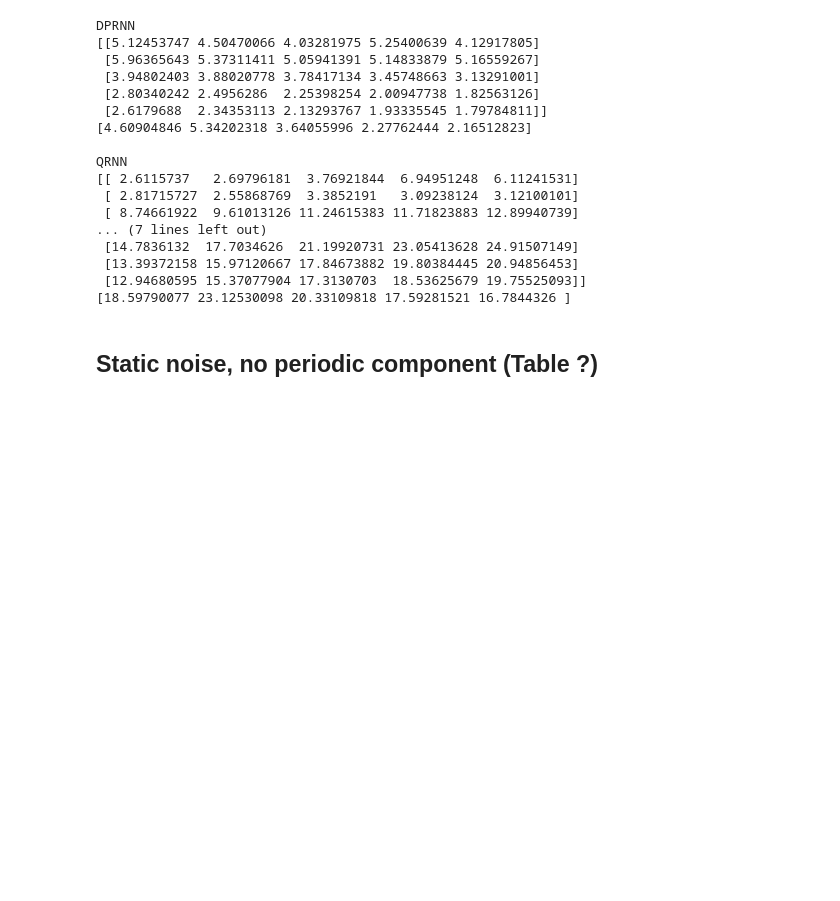
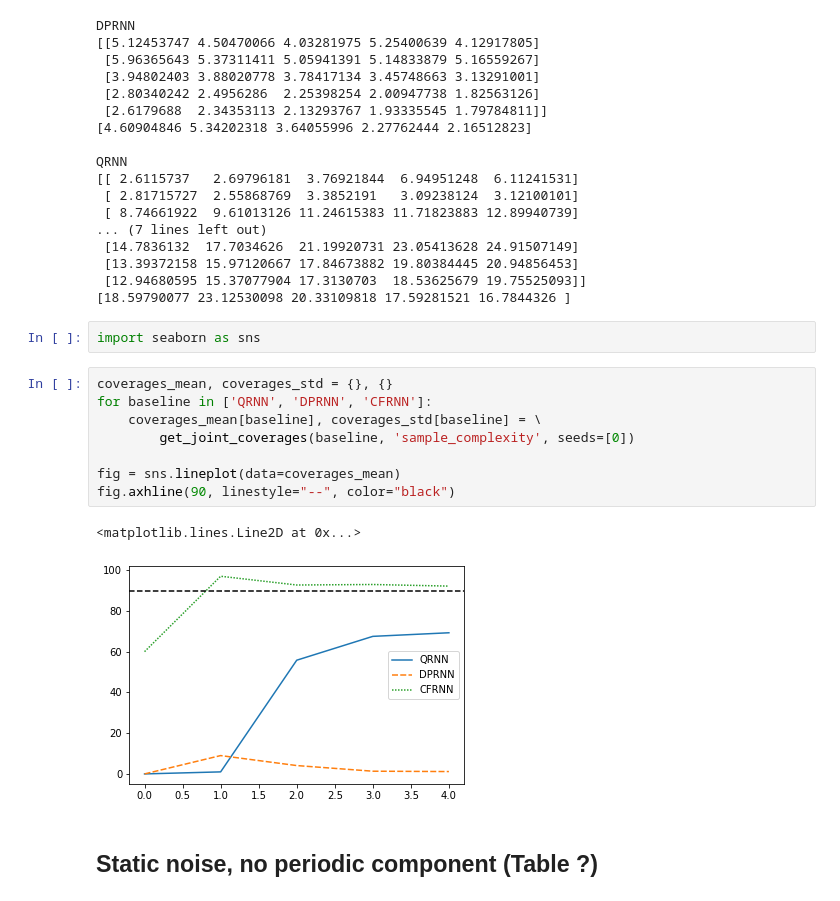
Before and after one commit to kamilest/conformal-rnn, a Jupyter notebook: synthetic.ipynb, the cells around one changed output. Cells and saved outputs as stored; diff of their text form; blank space fills up the shorter version.

Commit message:
Sample complexity experiment plotting function.

```diff
--- a/synthetic.ipynb
+++ b/synthetic.ipynb
@@ -198,6 +198,19 @@ QRNN
  [13.39372158 15.97120667 17.84673882 19.80384445 20.94856453]
  [12.94680595 15.37077904 17.3130703  18.53625679 19.75525093]]
 [18.59790077 23.12530098 20.33109818 17.59281521 16.7844326 ]
+# %%
+import seaborn as sns
+# %%
+coverages_mean, coverages_std = {}, {}
+for baseline in ['QRNN', 'DPRNN', 'CFRNN']:
+    coverages_mean[baseline], coverages_std[baseline] = \
+        get_joint_coverages(baseline, 'sample_complexity', seeds=[0])
+
+fig = sns.lineplot(data=coverages_mean)
+fig.axhline(90, linestyle="--", color="black")
+# %% [output]
+<matplotlib.lines.Line2D at 0x...>
+[figure, added]
 # %% [markdown]
 ## Static noise, no periodic component (Table ?)
 # %% [markdown]
```
Also changed, not shown: 1 other file.
